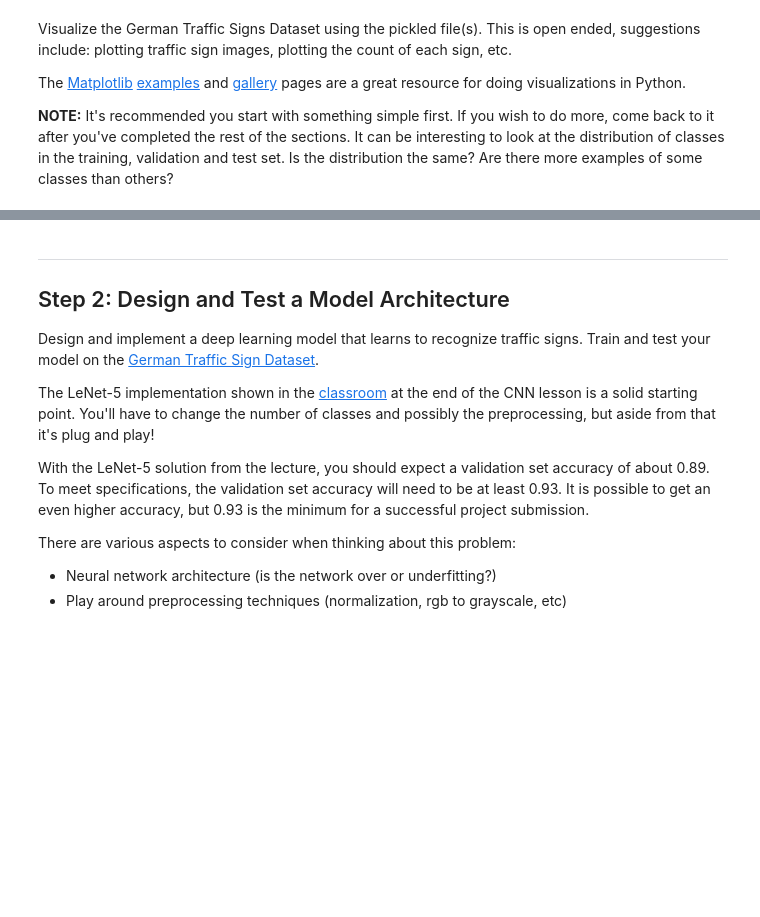
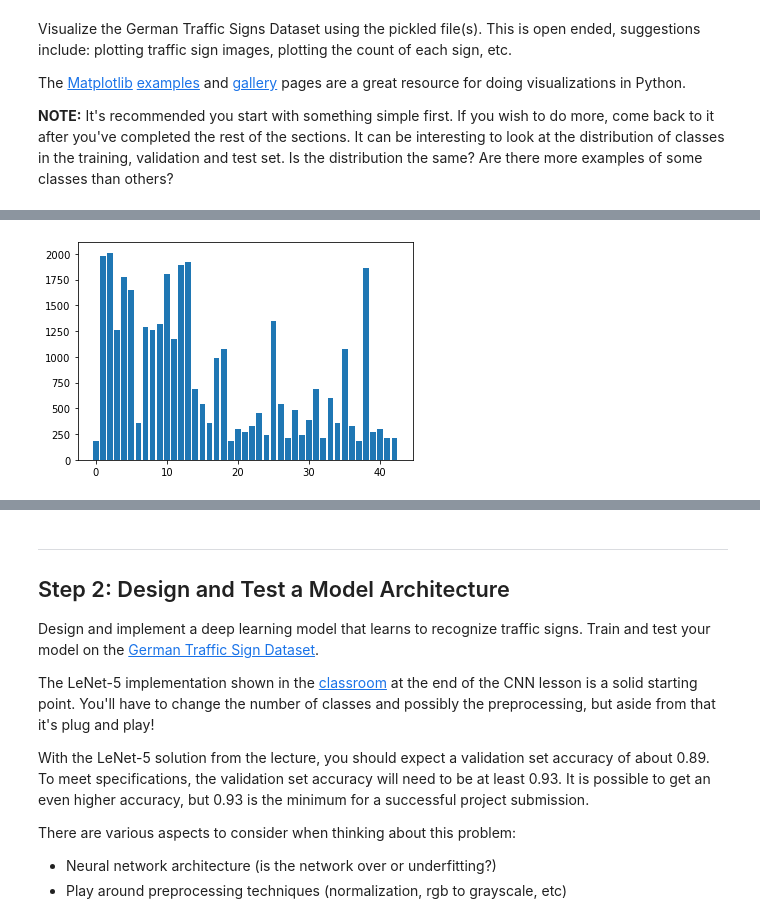
Before and after one commit to JulioZanotto/CarND_TrafficSignCLassifier_P3, a Jupyter notebook: Traffic_Sign_Classifier.ipynb, the cells around one changed output, grey strips where cells are left out. Cells and saved outputs as stored; diff of their text form; code cells hidden in the pictures; blank space fills up the shorter version.

```diff
--- a/Traffic_Sign_Classifier.ipynb
+++ b/Traffic_Sign_Classifier.ipynb
@@ -93,0 +150,8 @@ import matplotlib.pyplot as plt
+# %%
+y_vals = signs['ClassId'].values
+# %%
+# Visualizing as a bar chart also, aldo is the same
+plt.bar(y_vals, np.bincount(y_train))
+plt.show()
+# %% [output]
+[figure, added]
```
Also changed, not shown: parts of 38 cells of this notebook, 16 other files.
